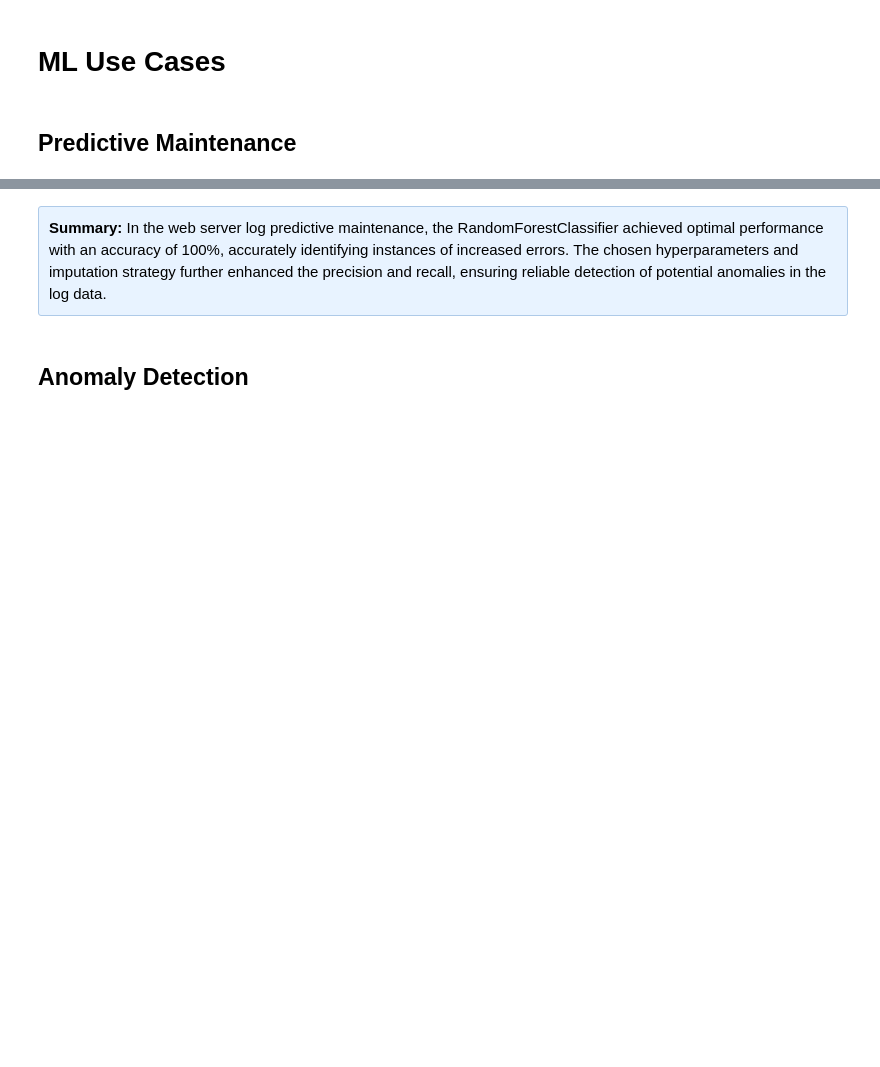
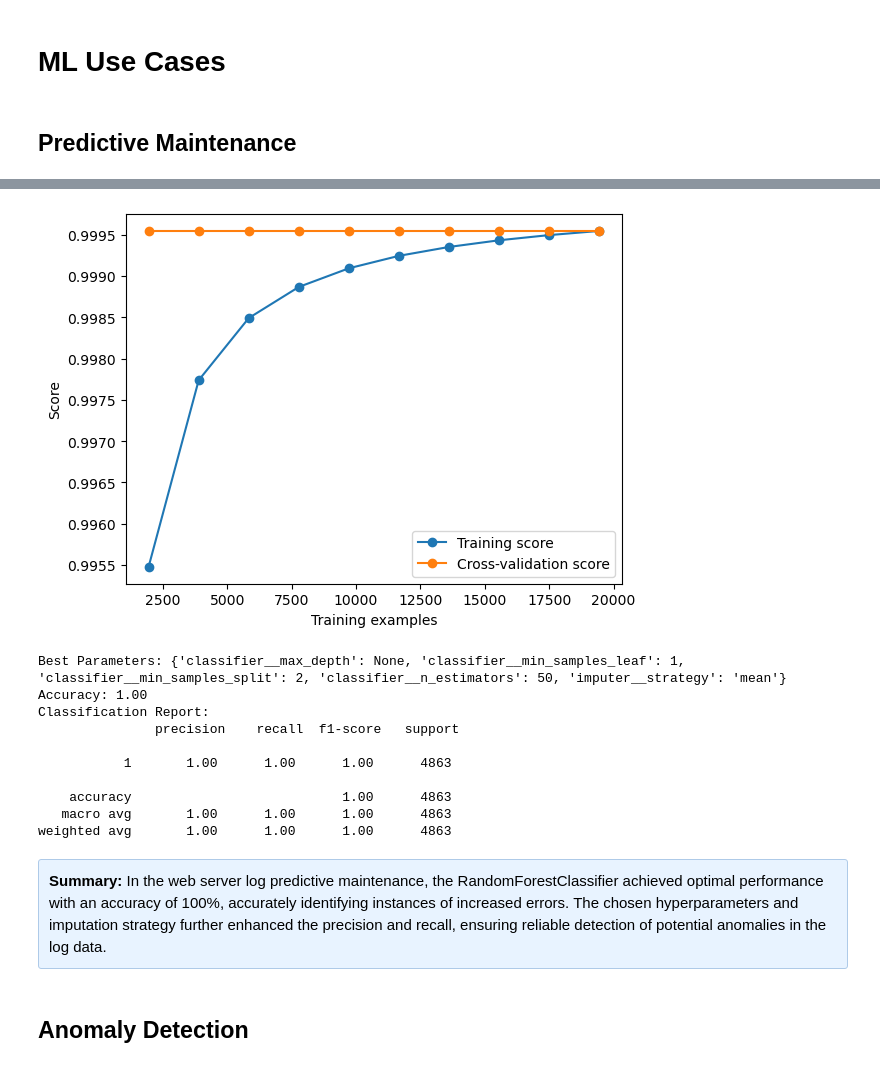
Before and after one commit to priyatamv/capstone, a Jupyter notebook: log_anlysis.ipynb, the cells around one changed output, grey strips where cells are left out. Saved outputs shown, nothing was run; the diff lists cells and outputs as text; code cells hidden in the pictures; blank space fills up the shorter version.

```diff
--- a/log_anlysis.ipynb
+++ b/log_anlysis.ipynb
@@ -777,3 +732,75 @@ weighted avg       1.00      1.00      1.00      4863
+# %%
+from sklearn.ensemble import RandomForestClassifier
+from sklearn.model_selection import train_test_split, GridSearchCV, cross_val_score
+from sklearn.metrics import accuracy_score, classification_report
+from sklearn.impute import SimpleImputer
+from sklearn.pipeline import Pipeline
+from sklearn.model_selection import learning_curve
+import matplotlib.pyplot as plt
+import numpy as np
+
+# Step 2: Labeling
+log_df['IncreasedErrors'] = (log_df['RollingErrorCount'] > 5).astype(int)  # Adjust threshold as needed
+
+# Step 3: Training a Classifier
+features = log_df[['RollingErrorCount']]  # Use relevant features
+labels = log_df['IncreasedErrors']
+
+# Step 3.1: Create a pipeline with imputation and classifier
+pipeline = Pipeline([
+    ('imputer', SimpleImputer(strategy='mean')),
+    ('classifier', RandomForestClassifier(random_state=42))
+])
+
+# Step 3.2: Define hyperparameters to tune
+param_grid = {
+    'imputer__strategy': ['mean', 'median'],
+    'classifier__n_estimators': [50, 100, 200],
+    'classifier__max_depth': [None, 10, 20, 30],
+    'classifier__min_samples_split': [2, 5, 10],
+    'classifier__min_samples_leaf': [1, 2, 4]
+}
+
+# Step 3.3: Perform GridSearchCV
+grid_search = GridSearchCV(pipeline, param_grid=param_grid, cv=5)
+grid_search.fit(features, labels)
+
+# Step 4: Evaluation
+X_train, X_test, y_train, y_test = train_test_split(features, labels, test_size=0.2, random_state=42)
+predictions = grid_search.predict(X_test)
+accuracy = accuracy_score(y_test, predictions)
+classification_rep = classification_report(y_test, predictions)
+
+# Step 5: Check for Overfitting with Learning Curve
+train_sizes, train_scores, test_scores = learning_curve(grid_search.best_estimator_, features, labels, cv=5, scoring='accuracy', train_sizes=np.linspace(0.1, 1.0, 10))
+
+plt.figure()
+plt.plot(train_sizes, np.mean(train_scores, axis=1), 'o-', label='Training score')
+plt.plot(train_sizes, np.mean(test_scores, axis=1), 'o-', label='Cross-validation score')
+plt.xlabel('Training examples')
+plt.ylabel('Score')
+plt.legend(loc='best')
+plt.savefig('images/cpreport.jpeg')
+plt.show()
+
+# Step 6: Regularization and Loss (Random Forests inherently handle regularization)
+# RandomForestClassifier includes parameters like min_samples_split and min_samples_leaf for regularization
+
+print(f'Best Parameters: {grid_search.best_params_}')
+print(f'Accuracy: {accuracy:.2f}')
+print('Classification Report:\n', classification_rep)
+# %% [output]
+[figure, added]
+Best Parameters: {'classifier__max_depth': None, 'classifier__min_samples_leaf': 1, 'classifier__min_samples_split': 2, 'classifier__n_estimators': 50, 'imputer__strategy': 'mean'}
+Accuracy: 1.00
+Classification Report:
+               precision    recall  f1-score   support
+
+           1       1.00      1.00      1.00      4863
+
+    accuracy                           1.00      4863
+   macro avg       1.00      1.00      1.00      4863
+weighted avg       1.00      1.00      1.00      4863
 # %% [markdown]
 <div style="background-color: #e8f3ff; border: 1px solid #aecae8; padding: 10px; border-radius: 3px;">
 <b>Summary:</b> In the web server log predictive maintenance, the RandomForestClassifier achieved optimal performance with an accuracy of 100%, accurately identifying instances of increased errors. The chosen hyperparameters and imputation strategy further enhanced the precision and recall, ensuring reliable detection of potential anomalies in the log data.
```
Also changed, not shown: parts of 8 cells of this notebook, 5 other files.
